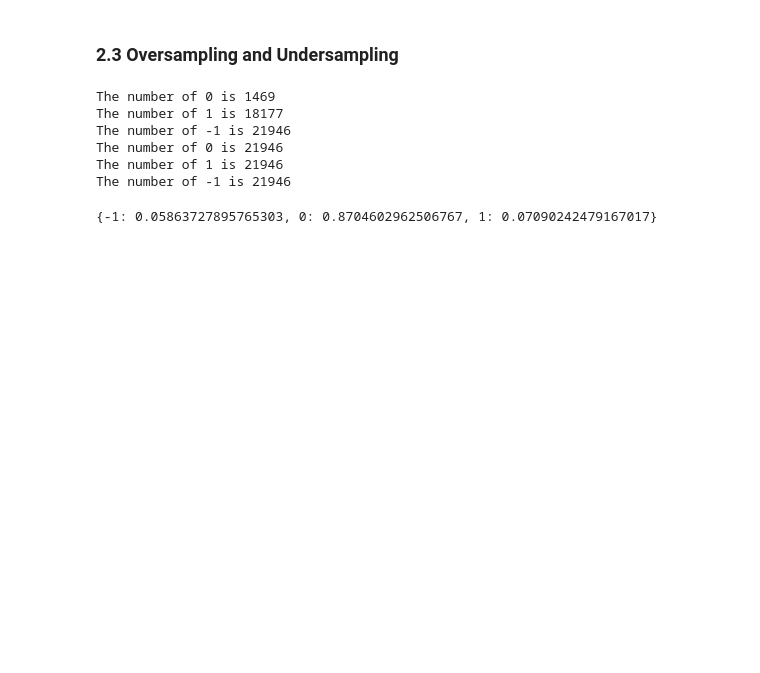
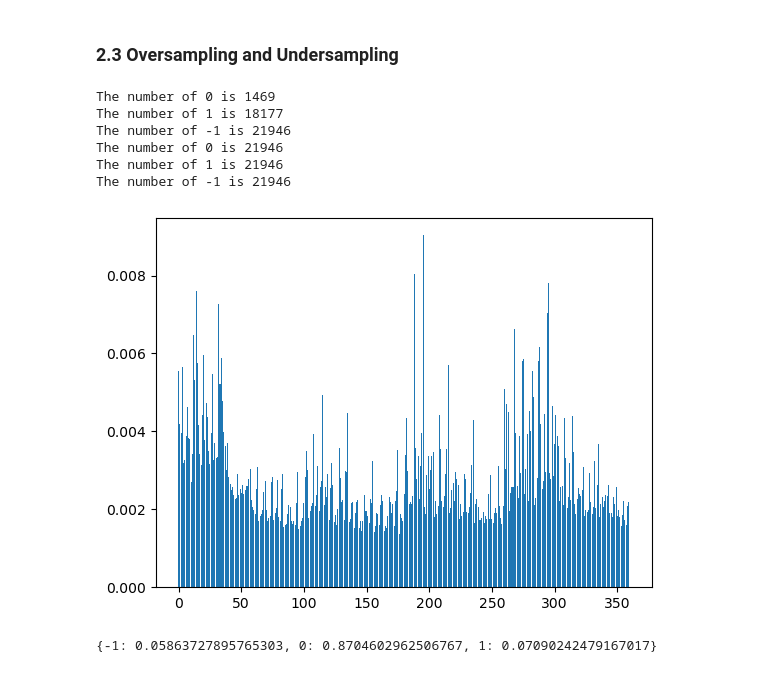
Before and after one commit to Hong-01/EE4C12-Epileptic-Seizure-Detection-using-EEG, a Jupyter notebook: SZD.ipynb, the cells around one changed output. Drawn from its saved outputs; the diff is of its cells as text; code cells hidden in the pictures; blank space fills up the shorter version.

```diff
--- a/SZD.ipynb
+++ b/SZD.ipynb
@@ -142,33 +134,46 @@ print('The number of 0 is', num_zero)
 print('The number of 1 is', num_one)
 print('The number of -1 is', num_negatives_one)
 
 #undersampling
 # from imblearn.under_sampling import RandomUnderSampler
 # rus = RandomUnderSampler(random_state=Shuffle_state)
 # X_train, y_train = rus.fit_resample(X_train, y_train)
 
 # oversampling
 sm = SMOTE(random_state=Shuffle_state)
 X_train_scaled, y_train = sm.fit_resample(X_train_scaled, y_train)
 
 #Combination of over- and under-sampling
 # smt = SMOTETomek(random_state=Shuffle_state)
 # X_train_scaled, y_train = smt.fit_resample(X_train_scaled, y_train)
 
 num_zero=np.sum(y_train==0)
 num_one=np.sum(y_train==1)
 num_negatives_one=np.sum(y_train==-1)
 
 print('The number of 0 is', num_zero)
 print('The number of 1 is', num_one)
 print('The number of -1 is', num_negatives_one)
+
+#Random forest
+
+clf_etc = ExtraTreesClassifier(random_state=Shuffle_state).fit(X_train_scaled, y_train)
+# y_pred = clf_etc.predict(X_test)
+feature_importances = clf_etc.feature_importances_
+plt.bar(range(len(feature_importances)), feature_importances)
+plt.show()
+important_feature_indices=np.argsort(feature_importances)[::-1]
+for i in range(0,len(important_feature_indices)):
+    X_train_scaled[important_feature_indices[i]]= X_train_scaled[important_feature_indices[i]]*(feature_importances[important_feature_indices[i]]*1000)*(feature_importances[important_feature_indices[i]]*1000)
+    X_test_scaled[important_feature_indices[i]]= X_test_scaled[important_feature_indices[i]]*(feature_importances[important_feature_indices[i]]*1000)*(feature_importances[important_feature_indices[i]]*1000)
 # %% [output]
 The number of 0 is 1469
 The number of 1 is 18177
 The number of -1 is 21946
 The number of 0 is 21946
 The number of 1 is 21946
 The number of -1 is 21946
+[figure, added]
 # %%
 y = np.int32(data['annotation'].values)
 X = data.iloc[:, 2:].values
```
Also changed, not shown: parts of 5 cells of this notebook.
